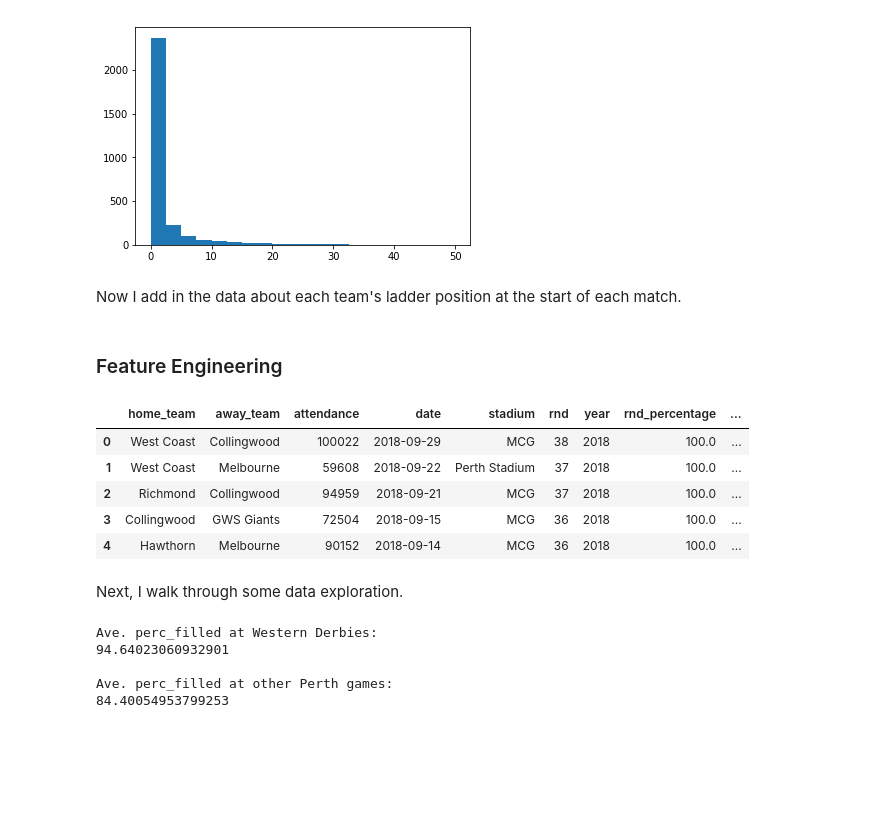
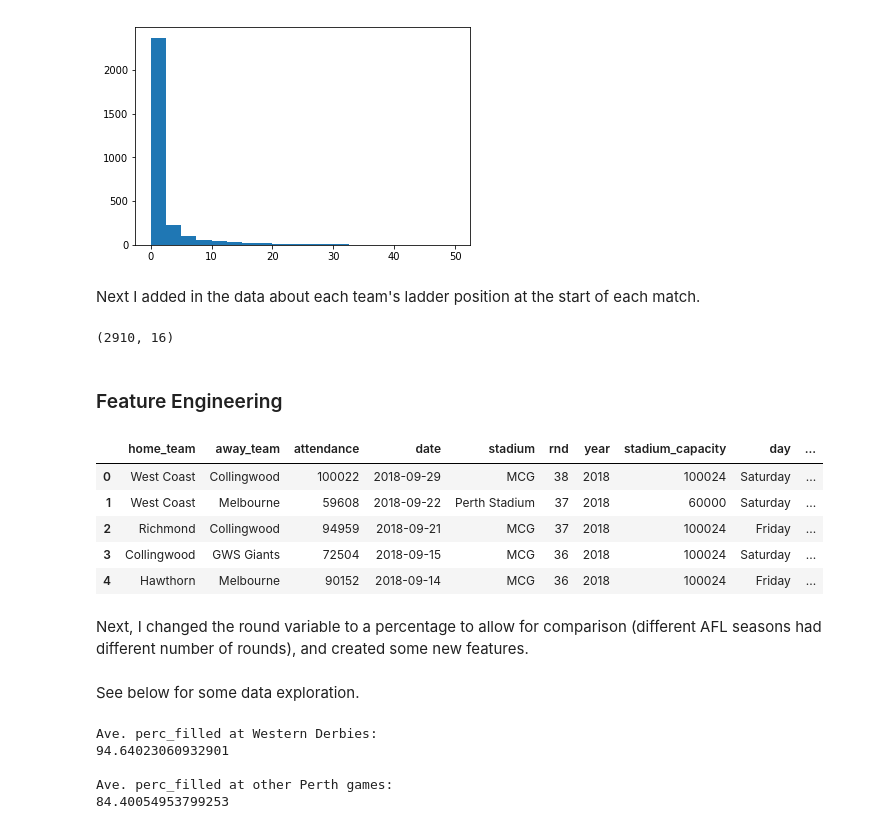
Before and after one commit to dvaghjiani/AFL-Attendance-Prediction, a Jupyter notebook: AFL Attendance Prediction Project.ipynb, the cells around one changed output. Drawn from its saved outputs; the diff is of its cells as text; code cells hidden in the pictures; blank space fills up the shorter version.

```diff
--- a/AFL Attendance Prediction Project.ipynb
+++ b/AFL Attendance Prediction Project.ipynb
@@ -529,7 +490,7 @@ plt.hist(all_data.rainfall, bins =20,range=(0,50)); plt.show()
 # %% [output]
 [figure]
 # %% [markdown]
-Now I add in the data about each team's ladder position at the start of each match.
+Next I added in the data about each team's ladder position at the start of each match.
 # %%
 #Read in data and format it for ease-of-use
 
@@ -568,13 +533,20 @@ all_data['away_position'] = all_data.apply(get_position, axis = 1, args = ('away
 all_data.to_csv('full_afl_dataset.csv', index = False)
+# %%
+all_data.shape
+# %% [output]
+(2910, 16)
 # %% [markdown]
-### Feature Engineering
+### Feature Engineering <a id='2'></a>
 # %%
 df = pd.read_csv('full_afl_dataset.csv')
+df['local_time'] = pd.to_datetime(df['local_time'], format = "%H:%M:%S").dt.time
 df.head()
 # %% [output]
-|  | home_team | away_team | attendance | date | stadium | rnd | year | rnd_percentage | ... |
-| 0 | West Coast | Collingwood | 100022 | 2018-09-29 | MCG | 38 | 2018 | 100.0 | ... |
-| 1 | West Coast | Melbourne | 59608 | 2018-09-22 | Perth Stadium | 37 | 2018 | 100.0 | ... |
-| 2 | Richmond | Collingwood | 94959 | 2018-09-21 | MCG | 37 | 2018 | 100.0 | ... |
-| 3 | Collingwood | GWS Giants | 72504 | 2018-09-15 | MCG | 36 | 2018 | 100.0 | ... |
-| 4 | Hawthorn | Melbourne | 90152 | 2018-09-14 | MCG | 36 | 2018 | 100.0 | ... |
+|  | home_team | away_team | attendance | date | stadium | rnd | year | stadium_capacity | day | ... |
+| 0 | West Coast | Collingwood | 100022 | 2018-09-29 | MCG | 38 | 2018 | 100024 | Saturday | ... |
+| 1 | West Coast | Melbourne | 59608 | 2018-09-22 | Perth Stadium | 37 | 2018 | 60000 | Saturday | ... |
+| 2 | Richmond | Collingwood | 94959 | 2018-09-21 | MCG | 37 | 2018 | 100024 | Friday | ... |
+| 3 | Collingwood | GWS Giants | 72504 | 2018-09-15 | MCG | 36 | 2018 | 100024 | Saturday | ... |
+| 4 | Hawthorn | Melbourne | 90152 | 2018-09-14 | MCG | 36 | 2018 | 100024 | Friday | ... |
+# %% [markdown]
+Next, I changed the round variable to a percentage to allow for comparison (different AFL seasons had different number of rounds), and created some new features.
@@ -609,7 +622,7 @@ year_to_pop = {2004: 20.13, 2005: 20.39, 2006: 20.70, 2007: 20.83,
 
 df['population'] = df.apply(lambda row: year_to_pop[row.year], axis = 1)
 # %% [markdown]
-Next, I walk through some data exploration.
+See below for some data exploration.
 # %%
 print('Ave. perc_filled at Western Derbies: '); print(df[df.western_derby == True].perc_filled.mean())
 print('\nAve. perc_filled at other Perth games: '); print(df[(df.stadium == 'Subiaco')|(df.stadium == 'Perth Stadium')].perc_filled.mean())
```
Also changed, not shown: parts of 59 cells of this notebook, 9 other files.
